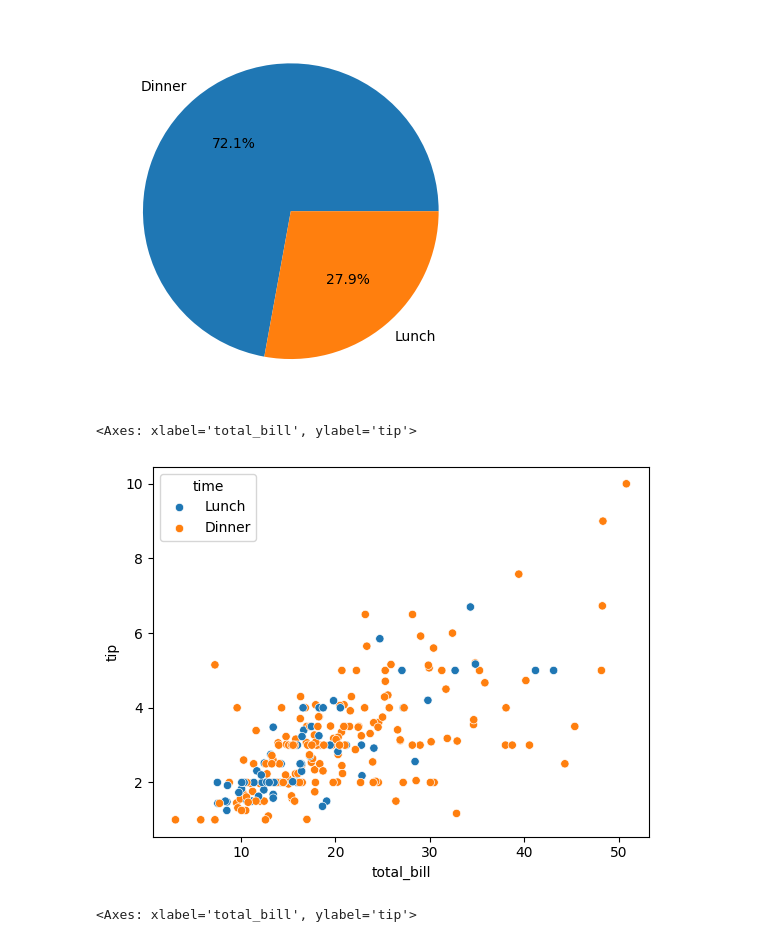
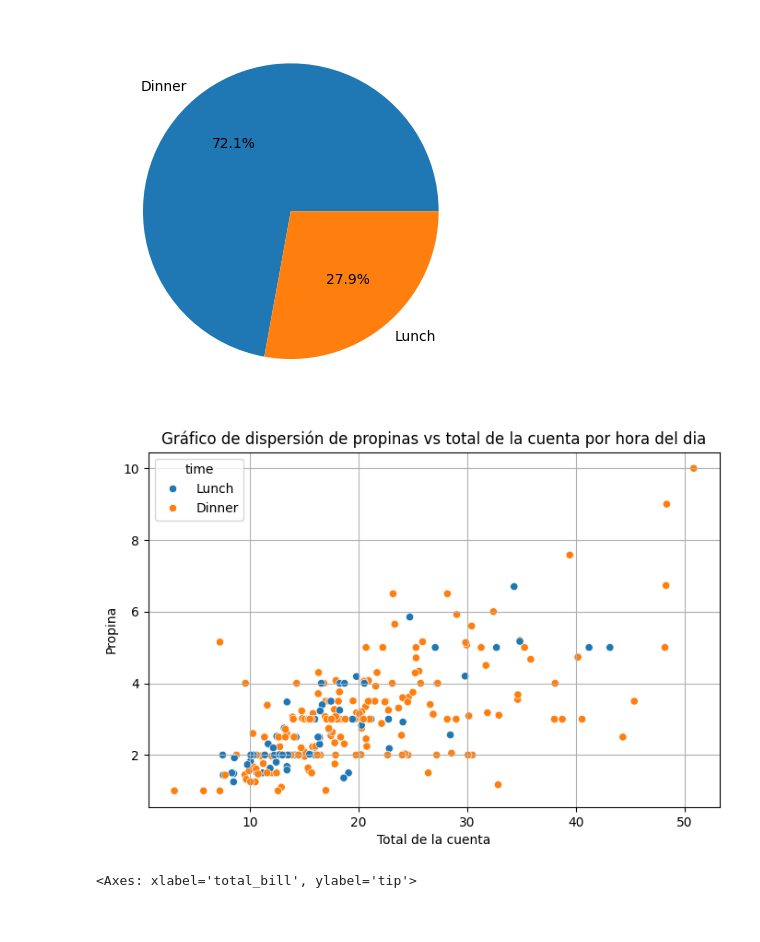
Before and after one commit to cdsaineac/Bootcamp-DS-202605, a Jupyter notebook: Clase 10 - Visualizacion de datos/VisualizacionDatos.ipynb, the cells around one changed output. Saved outputs shown, nothing was run; the diff lists cells and outputs as text; code cells hidden in the pictures.

```diff
--- a/Clase 10 - Visualizacion de datos/VisualizacionDatos.ipynb
+++ b/Clase 10 - Visualizacion de datos/VisualizacionDatos.ipynb
@@ -95,10 +110,14 @@ plt.show()
 [figure]
 # %%
 ## GRafico de dispersión
+plt.figure(figsize=(8, 5))
+plt.title("Gráfico de dispersión de propinas vs total de la cuenta por hora del dia")
+plt.xlabel("Total de la cuenta")
+plt.ylabel("Propina")
 sns.scatterplot(data=df, x="total_bill", y="tip", hue="time")
+plt.grid()
 # %% [output]
-<Axes: xlabel='total_bill', ylabel='tip'>
-[figure, old version]
+[figure, new version]
 # %%
 ## Grafica de tendencia (Linea)
 sns.lineplot(data=df, x="total_bill", y="tip", hue="time")
```
Also changed, not shown: parts of 6 cells of this notebook.
